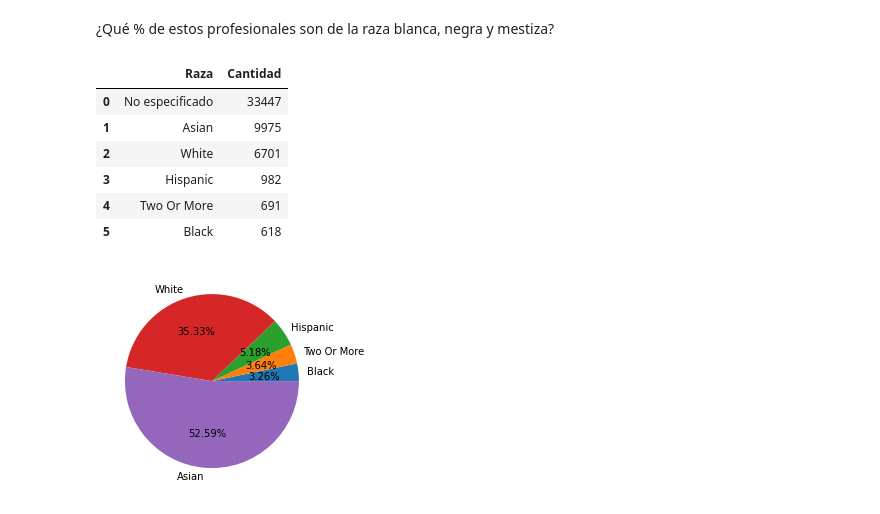
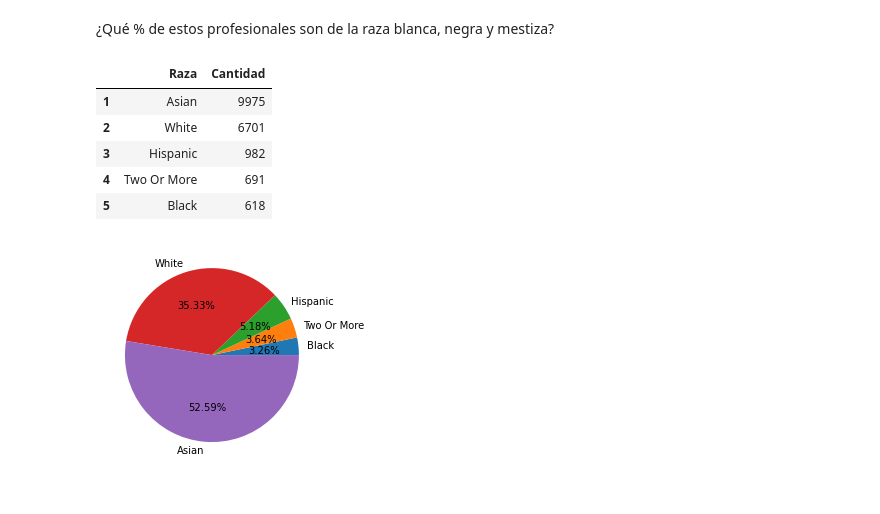
Before and after one commit to joevilla96/-DataProyect, a Jupyter notebook: src/EDA1.ipynb, the cells around one changed output. Saved outputs shown, nothing was run; the diff lists cells and outputs as text; code cells hidden in the pictures.

```diff
--- a/src/EDA1.ipynb
+++ b/src/EDA1.ipynb
@@ -34,11 +107,10 @@ Preguntas de exploración
 # %% [markdown]
 ¿Qué % de estos profesionales son de la raza blanca, negra y mestiza?
 # %%
-df_part_race = df['Race'].value_counts().reset_index().rename(columns={'index':'Raza','Race':'Cantidad'})
+df_part_race = df['Race'].value_counts().reset_index().rename(columns={'index':'Raza','Race':'Cantidad'}).drop(0)
 df_part_race
 # %% [output]
 |  | Raza | Cantidad |
-| 0 | No especificado | 33447 |
 | 1 | Asian | 9975 |
 | 2 | White | 6701 |
 | 3 | Hispanic | 982 |
```
Also changed, not shown: parts of 20 cells of this notebook.
